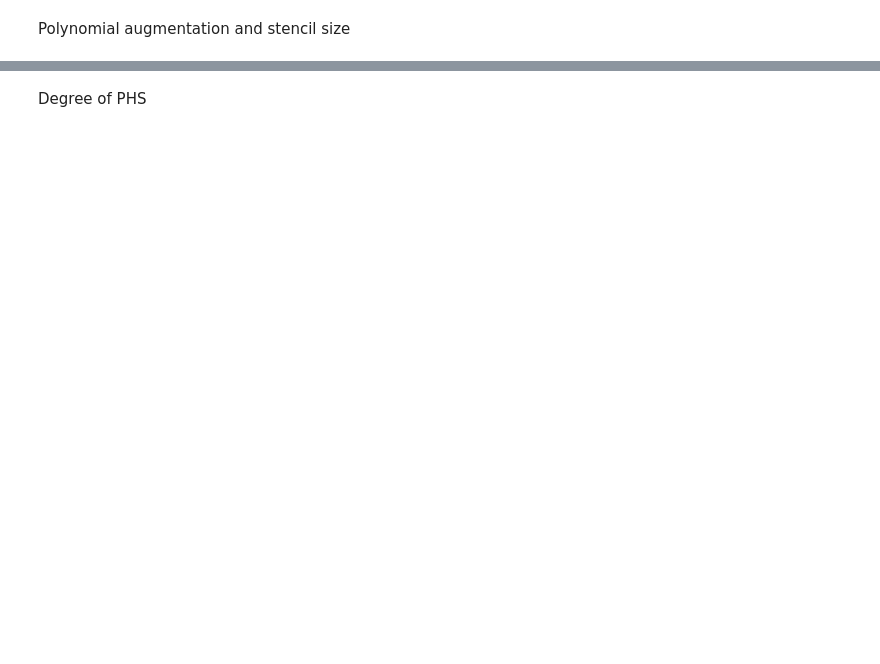
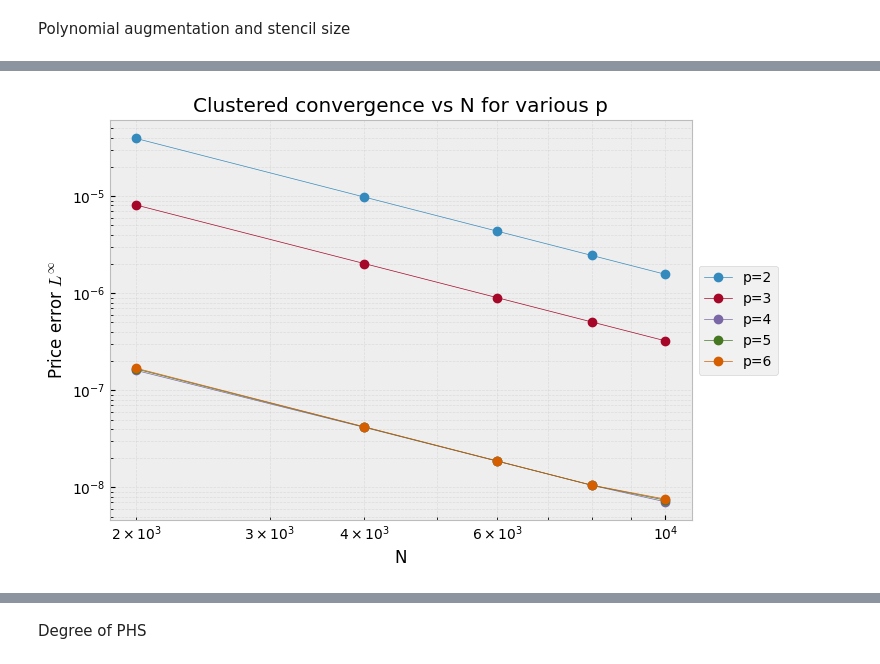
Before and after one commit to josephine-dworkin/capstone-rbf-fd, a Jupyter notebook: RBF_FD[finalcode].ipynb, the cells around one changed output, grey strips where cells are left out. Saved outputs shown, nothing was run; the diff lists cells and outputs as text; code cells hidden in the pictures; blank space fills up the shorter version.

```diff
--- a/RBF_FD[finalcode].ipynb
+++ b/RBF_FD[finalcode].ipynb
@@ -845,7 +909,7 @@ for p_val in p_values:
 df_p_study = pd.DataFrame(rows_p_study)
 # %%
 plt.figure(figsize=(8, 5))
-for fam in ["adapted", "clustered", "uniform"]:
+for fam in ["adapted"]:
     for p_val in p_values:
         sub = df_p_study[
             (df_p_study["node_family"] == fam) &
@@ -859,18 +923,18 @@ for fam in ["adapted", "clustered", "uniform"]:
             sub["N"],
             sub["price_Linf"],
             marker="o",
-            label=f"{fam}, p={p_val}"
+            label=f"p={p_val}", linewidth=0.5
         )
 plt.xlabel("N")
 plt.ylabel("Price error $L^\\infty$")
-plt.title("Convergence vs N for various p")
+plt.title("Adapted convergence vs N for various p")
 plt.grid(True, which="both", alpha=0.3)
 plt.legend(loc="center left", bbox_to_anchor=(1, 0.5))
 plt.tight_layout(rect=[0, 0, 0.95, 1])
 plt.show()
 
 plt.figure(figsize=(8, 5))
-for fam in ["adapted", "clustered", "uniform"]:
+for fam in ["adapted"]:
     for p_val in p_values:
         sub = df_p_study[
             (df_p_study["node_family"] == fam) &
@@ -884,17 +948,17 @@ for fam in ["adapted", "clustered", "uniform"]:
             sub["N"],
             sub["cond_median"],
             marker="s",
-            label=f"{fam}, p={p_val}"
+            label=f"p={p_val}", linewidth=0.5
         )
 plt.xlabel("N")
 plt.ylabel("Median local condition number")
-plt.title("Local conditioning vs N for various p")
+plt.title("Adapted local conditioning vs N for various p")
 plt.grid(True, alpha=0.3)
 plt.legend()
 plt.show()
 
 plt.figure(figsize=(8, 5))
-for fam in ["adapted", "clustered", "uniform"]:
+for fam in ["adapted"]:
     for p_val in p_values:
         sub = df_p_study[
             (df_p_study["node_family"] == fam) &
@@ -908,11 +972,11 @@ for fam in ["adapted", "clustered", "uniform"]:
             sub["N"],
             sub["cond_global"],
             marker="s",
-            label=f"{fam}, p={p_val}"
+            label=f"p={p_val}", linewidth=0.5
         )
 plt.xlabel("N")
 plt.ylabel("Global condition number")
-plt.title("Global conditioning vs N for various p")
+plt.title("Adapted global conditioning vs N for various p")
 plt.grid(True, alpha=0.3)
 plt.legend()
 plt.show()
@@ -918,0 +987,75 @@ plt.show()
+# %%
+plt.figure(figsize=(8, 5))
+for fam in ["clustered"]:
+    for p_val in p_values:
+        sub = df_p_study[
+            (df_p_study["node_family"] == fam) &
+            (df_p_study["p"] == p_val)
+        ].sort_values("N")
+
+        idx = p_values.index(p_val)
+        m_val = m_values[idx]
+
+        plt.loglog(
+            sub["N"],
+            sub["price_Linf"],
+            marker="o",
+            label=f"p={p_val}", linewidth=0.5
+        )
+plt.xlabel("N")
+plt.ylabel("Price error $L^\\infty$")
+plt.title("Clustered convergence vs N for various p")
+plt.grid(True, which="both", alpha=0.3)
+plt.legend(loc="center left", bbox_to_anchor=(1, 0.5))
+plt.tight_layout(rect=[0, 0, 0.95, 1])
+plt.show()
+
+plt.figure(figsize=(8, 5))
+for fam in ["clustered"]:
+    for p_val in p_values:
+        sub = df_p_study[
+            (df_p_study["node_family"] == fam) &
+            (df_p_study["p"] == p_val)
+        ].sort_values("N")
+
+        idx = p_values.index(p_val)
+        m_val = m_values[idx]
+
+        plt.semilogy(
+            sub["N"],
+            sub["cond_median"],
+            marker="s",
+            label=f"p={p_val}", linewidth=0.5
+        )
+plt.xlabel("N")
+plt.ylabel("Median local condition number")
+plt.title("Clustered local conditioning vs N for various p")
+plt.grid(True, alpha=0.3)
+plt.legend()
+plt.show()
+
+plt.figure(figsize=(8, 5))
+for fam in ["clustered"]:
+    for p_val in p_values:
+        sub = df_p_study[
+            (df_p_study["node_family"] == fam) &
+            (df_p_study["p"] == p_val)
+        ].sort_values("N")
+
+        idx = p_values.index(p_val)
+        m_val = m_values[idx]
+
+        plt.semilogy(
+            sub["N"],
+            sub["cond_global"],
+            marker="s",
+            label=f"p={p_val}", linewidth=0.5
+        )
+plt.xlabel("N")
+plt.ylabel("Global condition number")
+plt.title("Clustered global conditioning vs N for various p")
+plt.grid(True, alpha=0.3)
+plt.legend()
+plt.show()
+# %% [output]
+[figure, added]
```
Also changed, not shown: parts of 29 cells of this notebook.
